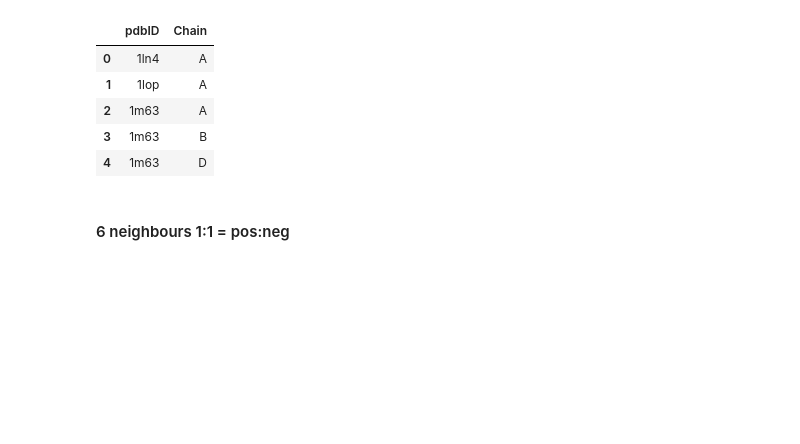
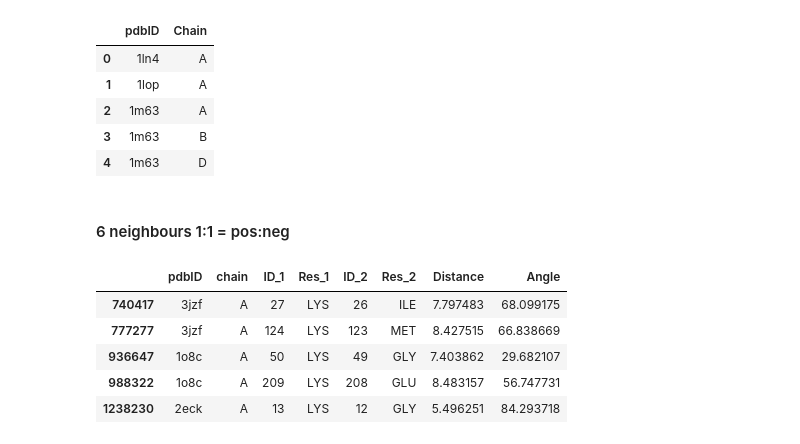
Before and after one commit to lyjspx/Protein_binding_site, a Jupyter notebook: Protein_motif_analysis/Post_Translation_Modification_modeling_by_seq.ipynb, the cells around one changed output. Saved outputs shown, nothing was run; the diff lists cells and outputs as text; code cells hidden in the pictures; blank space fills up the shorter version.

```diff
--- a/Protein_motif_analysis/Post_Translation_Modification_modeling_by_seq.ipynb
+++ b/Protein_motif_analysis/Post_Translation_Modification_modeling_by_seq.ipynb
@@ -292,3 +187,12 @@ for key, value in modification_site_dic.items():
+# %%
+pos_sample_and_neig.head()
+# %% [output]
+|  | pdbID | chain | ID_1 | Res_1 | ID_2 | Res_2 | Distance | Angle |
+| 740417 | 3jzf | A | 27 | LYS | 26 | ILE | 7.797483 | 68.099175 |
+| 777277 | 3jzf | A | 124 | LYS | 123 | MET | 8.427515 | 66.838669 |
+| 936647 | 1o8c | A | 50 | LYS | 49 | GLY | 7.403862 | 29.682107 |
+| 988322 | 1o8c | A | 209 | LYS | 208 | GLU | 8.483157 | 56.747731 |
+| 1238230 | 2eck | A | 13 | LYS | 12 | GLY | 5.496251 | 84.293718 |
 # %%
 neg_sample_and_neig = pd.DataFrame()
 for i in range(len(pos_sample_and_neig)):
```
Also changed, not shown: parts of 31 cells of this notebook, 3 other files.
